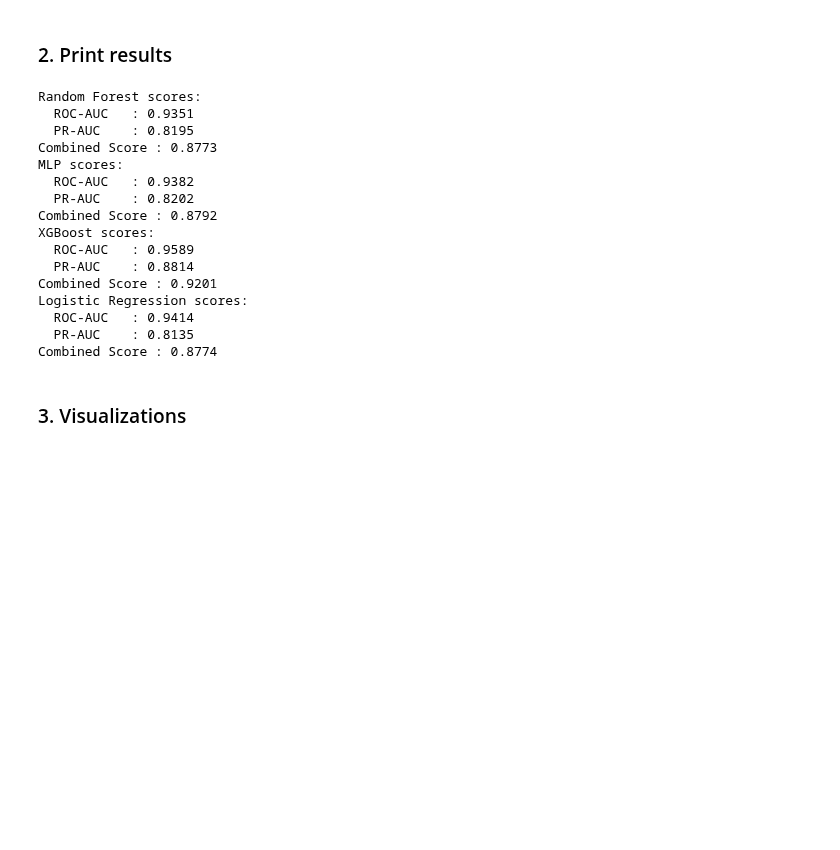
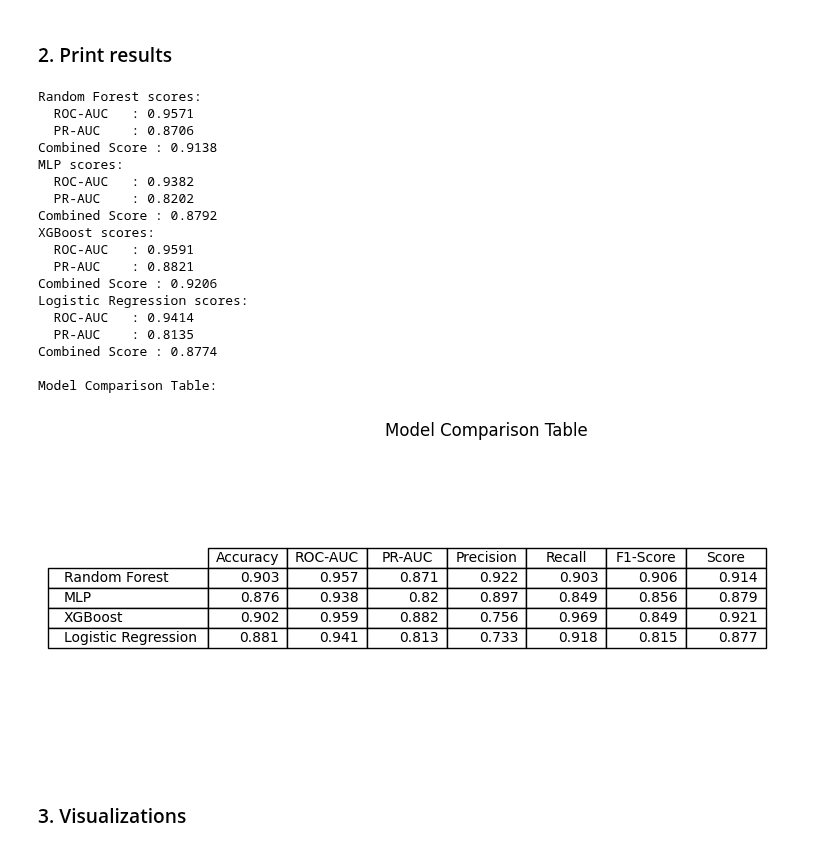
Before and after one commit to renaschaller/Master-Thesis-Music-Streaming, a Jupyter notebook: models/ModelComparison.ipynb, the cells around one changed output. Drawn from its saved outputs; the diff is of its cells as text; code cells hidden in the pictures; blank space fills up the shorter version.

Commit message:
updated model comparisons

```diff
--- a/models/ModelComparison.ipynb
+++ b/models/ModelComparison.ipynb
@@ -46,39 +46,69 @@ logreg_f1        = logreg_scores["f1"]
 
 
 # Print
 print("Random Forest scores:")
 print(f"  ROC-AUC   : {rf_roc_auc:.4f}")
 print(f"  PR-AUC    : {rf_pr_auc:.4f}")
 print(f"Combined Score : {(rf_roc_auc + rf_pr_auc) / 2:.4f}")
 print("MLP scores:")
 print(f"  ROC-AUC   : {mlp_roc_auc:.4f}")
 print(f"  PR-AUC    : {mlp_pr_auc:.4f}")
 print(f"Combined Score : {(mlp_roc_auc + mlp_pr_auc) / 2:.4f}")
 print("XGBoost scores:")
 print(f"  ROC-AUC   : {xgb_roc_auc:.4f}")
 print(f"  PR-AUC    : {xgb_pr_auc:.4f}")
 print(f"Combined Score : {(xgb_roc_auc + xgb_pr_auc) / 2:.4f}")
 print("Logistic Regression scores:")
 print(f"  ROC-AUC   : {logreg_roc_auc:.4f}")
 print(f"  PR-AUC    : {logreg_pr_auc:.4f}")
 print(f"Combined Score : {(logreg_roc_auc + logreg_pr_auc) / 2:.4f}")
+
+# Table over all metrics
+metrics = ["Accuracy", "ROC-AUC", "PR-AUC", "Precision", "Recall", "F1-Score", "Score"]
+rf_values = [rf_acc, rf_roc_auc, rf_pr_auc, rf_precision, rf_recall, rf_f1, (rf_roc_auc + rf_pr_auc) / 2]
+mlp_values = [mlp_acc, mlp_roc_auc, mlp_pr_auc, mlp_precision, mlp_recall, mlp_f1, (mlp_roc_auc + mlp_pr_auc) / 2]
+xgb_values = [xgb_acc, xgb_roc_auc, xgb_pr_auc, xgb_precision, xgb_recall, xgb_f1, (xgb_roc_auc + xgb_pr_auc) / 2]
+logreg_values = [logreg_acc, logreg_roc_auc, logreg_pr_auc, logreg_precision, logreg_recall, logreg_f1, (logreg_roc_auc + logreg_pr_auc) / 2]
+df = pd.DataFrame({
+    "Metric": metrics,
+    "Random Forest": rf_values,
+    "MLP": mlp_values,
+    "XGBoost": xgb_values,
+    "Logistic Regression": logreg_values
+})
+print("\nModel Comparison Table:")
+# Plot a table with 3 decimals with models as rows and metrics as columns as a graph
+fig, ax = plt.subplots(figsize=(6, 4))
+table_data = np.round(df.set_index("Metric").T.values, 3)
+row_labels = df.columns[1:]
+col_labels = df["Metric"].values
+table = ax.table(cellText=table_data, rowLabels=row_labels, colLabels=col_labels, loc='center')
+table.auto_set_font_size(False)
+table.set_fontsize(10)
+table.scale(1.2, 1.2)
+ax.axis('off')
+ax.set_title("Model Comparison Table")
+plt.show()
 # %% [output]
 Random Forest scores:
-  ROC-AUC   : 0.9351
-  PR-AUC    : 0.8195
-Combined Score : 0.8773
+  ROC-AUC   : 0.9571
+  PR-AUC    : 0.8706
+Combined Score : 0.9138
 MLP scores:
   ROC-AUC   : 0.9382
   PR-AUC    : 0.8202
 Combined Score : 0.8792
 XGBoost scores:
-  ROC-AUC   : 0.9589
-  PR-AUC    : 0.8814
-Combined Score : 0.9201
+  ROC-AUC   : 0.9591
+  PR-AUC    : 0.8821
+Combined Score : 0.9206
 Logistic Regression scores:
   ROC-AUC   : 0.9414
   PR-AUC    : 0.8135
 Combined Score : 0.8774
+
+Model Comparison Table:
+[figure, added]
 # %% [markdown]
 ### 3. Visualizations
 # %%
```
Also changed, not shown: parts of 2 cells of this notebook, 2 other files.
